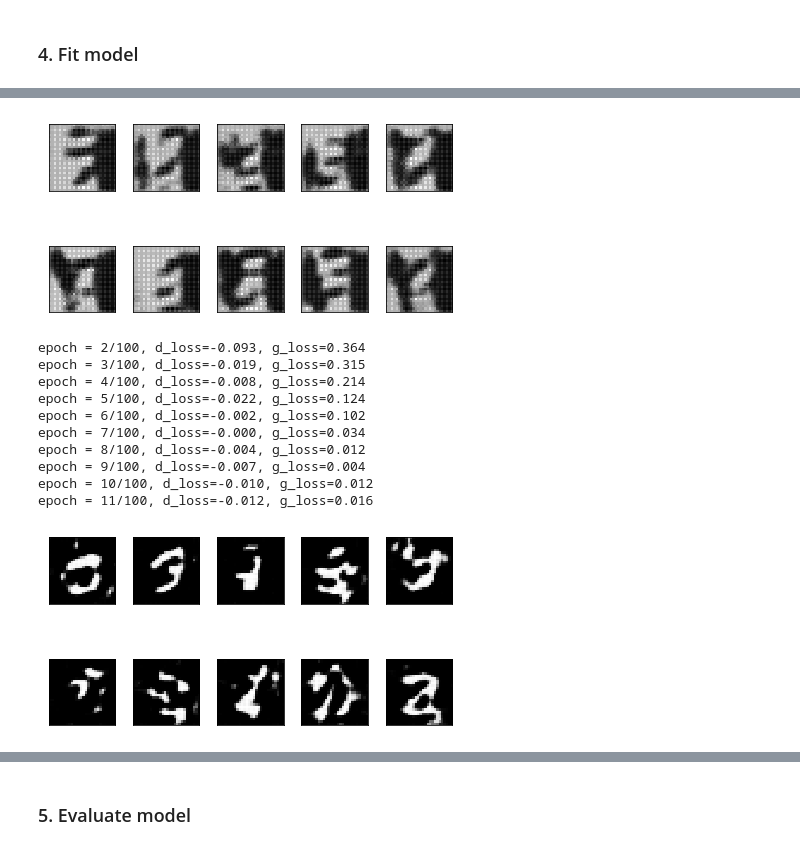
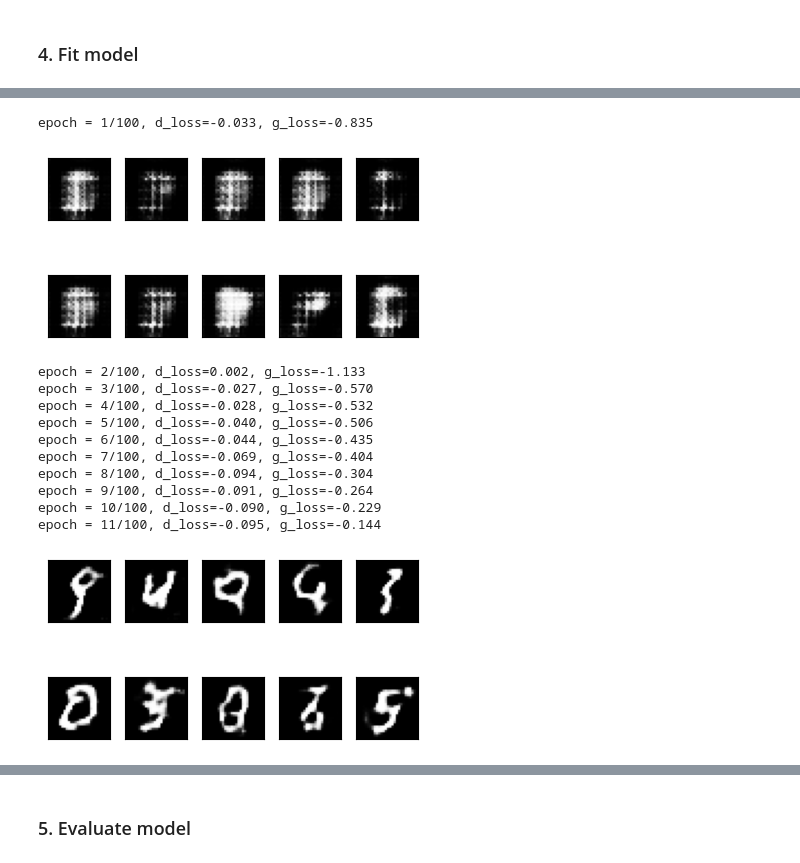
Before and after one commit to mafda/generative_adversarial_networks_101, a Jupyter notebook: src/mnist/05_WGAN_MNIST.ipynb, the cells around one changed output, grey strips where cells are left out. Saved outputs shown, nothing was run; the diff lists cells and outputs as text; code cells hidden in the pictures.

```diff
--- a/src/mnist/05_WGAN_MNIST.ipynb
+++ b/src/mnist/05_WGAN_MNIST.ipynb
@@ -142,7 +138,7 @@ plt.tight_layout()
 # %%
 print('X_train.shape', X_train.shape)
 
-if K.image_data_format() == 'channels_first':
+if tf.keras.backend.image_data_format() == 'channels_first':
     X_train = X_train.reshape(X_train.shape[0], 1, 28, 28)
     X_test = X_test.reshape(X_test.shape[0], 1, 28, 28)
     input_shape = (1, 28, 28)
@@ -283,12 +281,12 @@ _________________________________________________________________
 # %%
 # Wasserstein objective
 def wasserstein_loss(y_true, y_pred):
-    return K.mean(y_true * y_pred)
+    return tf.keras.backend.mean(y_true * y_pred)
 # %%
 # Following parameter and optimizer set as recommended in paper
 n_critic = 5
 clip_value = 0.01
-optimizer = RMSprop(lr=0.00005)
+optimizer = tf.keras.optimizers.RMSprop(learning_rate=0.00005)
 
 critic.compile(optimizer=optimizer, loss=wasserstein_loss, metrics=['accuracy'])
 # %% [markdown]
@@ -299,14 +297,14 @@ We connect the generator and the critic to make a WGAN.
 critic.trainable = False
 
 # The generator takes noise as input and generated imgs
-z = Input(shape=(latent_dim,))
+z = tf.keras.layers.Input(shape=(latent_dim,))
 img = generator(z)
 
 # The critic takes generated images as input and determines validity
 valid = critic(img)
 
 # The combined model (critic and generative)
-c_g = Model(inputs=z, outputs=valid, name='wgan')
+c_g = tf.keras.models.Model(inputs=z, outputs=valid, name='wgan')
 
 c_g.compile(optimizer=optimizer, loss=wasserstein_loss, metrics=['accuracy'])
 # %% [markdown]
@@ -334,8 +334,8 @@ _________________________________________________________________
 epochs = 100
 batch_size = 64
 
-real = -np.ones(shape=(batch_size, 1))
-fake = np.ones(shape=(batch_size, 1))
+real = -tf.ones(shape=(batch_size, 1))
+fake = tf.ones(shape=(batch_size, 1))
 
 d_loss = []
 g_loss = []
@@ -348,12 +348,14 @@ for e in range(epochs + 1):
             critic.trainable = True
 
             # Real samples
-            X_batch = X_train[i*batch_size:(i+1)*batch_size]
+            X_batch = X_train[i * batch_size : (i + 1) * batch_size]
             d_loss_real = critic.train_on_batch(x=X_batch, y=real)
 
             # Fake Samples
-            z = np.random.normal(loc=0, scale=1, size=(batch_size, latent_dim))
-            X_fake = generator.predict(z)
+            z = tf.random.normal(
+                shape=(batch_size, latent_dim), mean=0, stddev=1
+            )
+            X_fake = generator.predict_on_batch(z)
             d_loss_fake = critic.train_on_batch(x=X_fake, y=fake)
 
             # Discriminator loss
@@ -362,7 +364,9 @@ for e in range(epochs + 1):
             # Clip critic weights
             for l in critic.layers:
                 weights = l.get_weights()
-                weights = [np.clip(w, -clip_value, clip_value) for w in weights]
+                weights = [
+                    np.clip(w, -clip_value, clip_value) for w in weights
+                ]
                 l.set_weights(weights)
 
         # Train Generator weights
@@ -370,22 +374,37 @@ for e in range(epochs + 1):
         g_loss_batch = c_g.train_on_batch(x=z, y=real)
 
         print(
-            'epoch = %d/%d, batch = %d/%d, d_loss=%.3f, g_loss=%.3f' % (e + 1, epochs, i, len(X_train) // batch_size, d_loss_batch, g_loss_batch[0]),
-            100*' ',
-            end='\r'
+            "epoch = %d/%d, batch = %d/%d, d_loss=%.3f, g_loss=%.3f"
+            % (
+                e + 1,
+                epochs,
+                i,
+                len(X_train) // batch_size,
+                d_loss_batch,
+                g_loss_batch[0],
+            ),
+            100 * " ",
+            end="\r",
         )
 
     d_loss.append(d_loss_batch)
     g_loss.append(g_loss_batch[0])
-    print('epoch = %d/%d, d_loss=%.3f, g_loss=%.3f' % (e + 1, epochs, d_loss[-1], g_loss[-1]), 100*' ')
+    print(
+        "epoch = %d/%d, d_loss=%.3f, g_loss=%.3f"
+        % (e + 1, epochs, d_loss[-1], g_loss[-1]),
+        100 * " ",
+    )
 
     if e % 10 == 0:
         samples = 10
-        x_fake = generator.predict(np.random.normal(loc=0, scale=1, size=(samples, latent_dim)))
 
+        z = tf.random.normal(shape=(samples, latent_dim), mean=0, stddev=1)
+        x_fake = generator.predict_on_batch(z)
+
+        fig = plt.figure(figsize=(WIDTH_SIZE, HEIGHT_SIZE))
         for k in range(samples):
-            plt.subplot(2, 5, k+1)
-            plt.imshow(x_fake[k].reshape(28, 28), cmap='gray')
+            plt.subplot(2, 5, k + 1)
+            plt.imshow(x_fake[k].reshape(28, 28), cmap="gray")
             plt.xticks([])
             plt.yticks([])
 
@@ -396,12 +424,13 @@ epoch = 1/100, d_loss=-0.292, g_loss=0.456
+epoch = 1/100, d_loss=-0.033, g_loss=-0.835
-[figure, old version]
+[figure, new version]
-epoch = 2/100, d_loss=-0.093, g_loss=0.364
-epoch = 3/100, d_loss=-0.019, g_loss=0.315
-epoch = 4/100, d_loss=-0.008, g_loss=0.214
-epoch = 5/100, d_loss=-0.022, g_loss=0.124
-epoch = 6/100, d_loss=-0.002, g_loss=0.102
-epoch = 7/100, d_loss=-0.000, g_loss=0.034
-epoch = 8/100, d_loss=-0.004, g_loss=0.012
-epoch = 9/100, d_loss=-0.007, g_loss=0.004
-epoch = 10/100, d_loss=-0.010, g_loss=0.012
-epoch = 11/100, d_loss=-0.012, g_loss=0.016
+epoch = 2/100, d_loss=0.002, g_loss=-1.133
+epoch = 3/100, d_loss=-0.027, g_loss=-0.570
+epoch = 4/100, d_loss=-0.028, g_loss=-0.532
+epoch = 5/100, d_loss=-0.040, g_loss=-0.506
+epoch = 6/100, d_loss=-0.044, g_loss=-0.435
+epoch = 7/100, d_loss=-0.069, g_loss=-0.404
+epoch = 8/100, d_loss=-0.094, g_loss=-0.304
+epoch = 9/100, d_loss=-0.091, g_loss=-0.264
+epoch = 10/100, d_loss=-0.090, g_loss=-0.229
+epoch = 11/100, d_loss=-0.095, g_loss=-0.144
-[figure, old version]
+[figure, new version]
```
Also changed, not shown: parts of 15 cells of this notebook, 4 other files.
